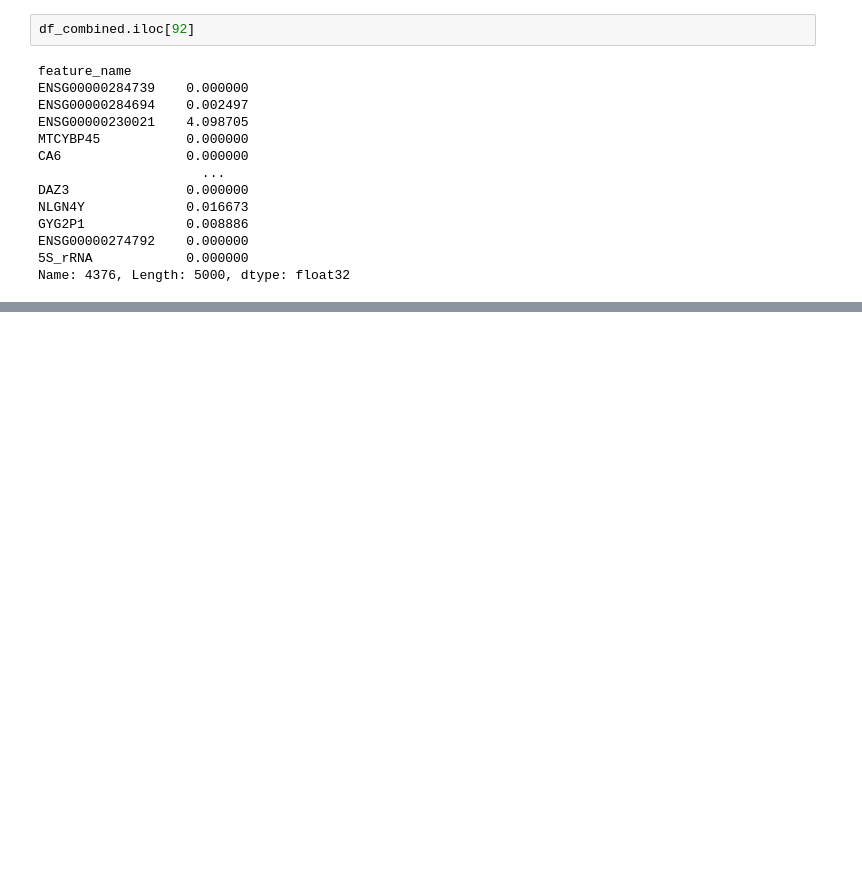
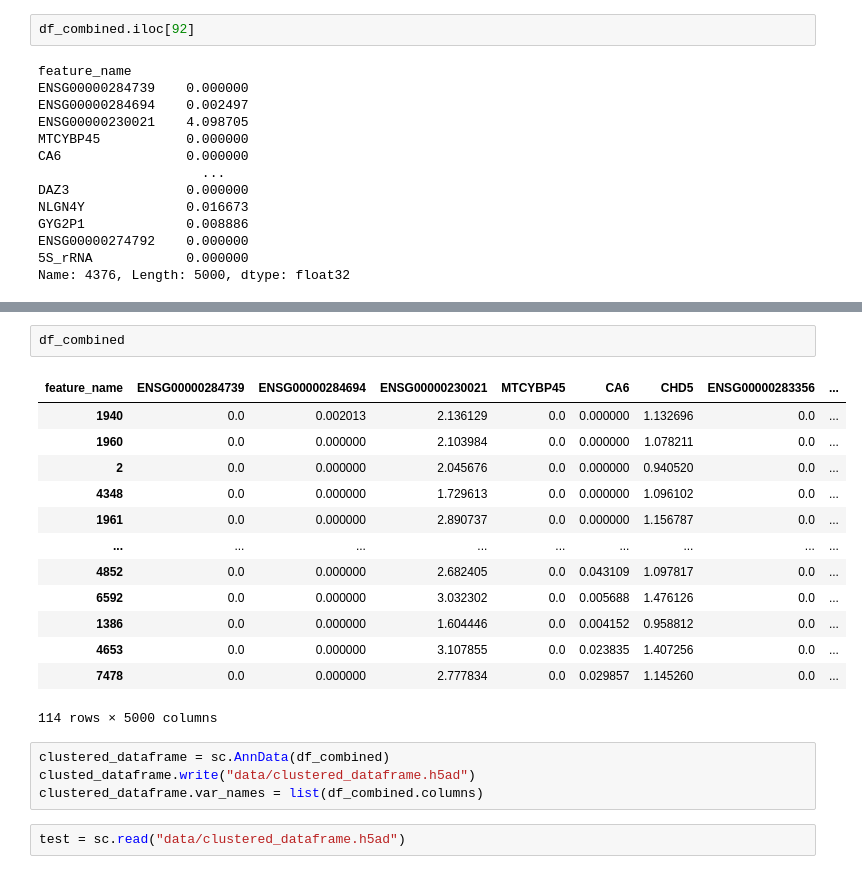
Before and after one commit to Shaunakm07/Single-Cell-Alzheimers, a Jupyter notebook: inspect_subpopulations.ipynb, the cells around one changed output, grey strips where cells are left out. Drawn from its saved outputs; the diff is of its cells as text; blank space fills up the shorter version.

```diff
--- a/inspect_subpopulations.ipynb
+++ b/inspect_subpopulations.ipynb
@@ -65,0 +80,22 @@ Name: 4376, Length: 5000, dtype: float32
+# %%
+df_combined
+# %% [output]
+| feature_name | ENSG00000284739 | ENSG00000284694 | ENSG00000230021 | MTCYBP45 | CA6 | CHD5 | ENSG00000283356 | ... |
+| 1940 | 0.0 | 0.002013 | 2.136129 | 0.0 | 0.000000 | 1.132696 | 0.0 | ... |
+| 1960 | 0.0 | 0.000000 | 2.103984 | 0.0 | 0.000000 | 1.078211 | 0.0 | ... |
+| 2 | 0.0 | 0.000000 | 2.045676 | 0.0 | 0.000000 | 0.940520 | 0.0 | ... |
+| 4348 | 0.0 | 0.000000 | 1.729613 | 0.0 | 0.000000 | 1.096102 | 0.0 | ... |
+| 1961 | 0.0 | 0.000000 | 2.890737 | 0.0 | 0.000000 | 1.156787 | 0.0 | ... |
+| ... | ... | ... | ... | ... | ... | ... | ... | ... |
+| 4852 | 0.0 | 0.000000 | 2.682405 | 0.0 | 0.043109 | 1.097817 | 0.0 | ... |
+| 6592 | 0.0 | 0.000000 | 3.032302 | 0.0 | 0.005688 | 1.476126 | 0.0 | ... |
+| 1386 | 0.0 | 0.000000 | 1.604446 | 0.0 | 0.004152 | 0.958812 | 0.0 | ... |
+| 4653 | 0.0 | 0.000000 | 3.107855 | 0.0 | 0.023835 | 1.407256 | 0.0 | ... |
+| 7478 | 0.0 | 0.000000 | 2.777834 | 0.0 | 0.029857 | 1.145260 | 0.0 | ... |
+114 rows × 5000 columns
+# %%
+clustered_dataframe = sc.AnnData(df_combined)
+clusted_dataframe.write("data/clustered_dataframe.h5ad")
+clustered_dataframe.var_names = list(df_combined.columns)
+# %%
+test = sc.read("data/clustered_dataframe.h5ad")
```
Also changed, not shown: parts of 10 cells of this notebook, 6 other files.
